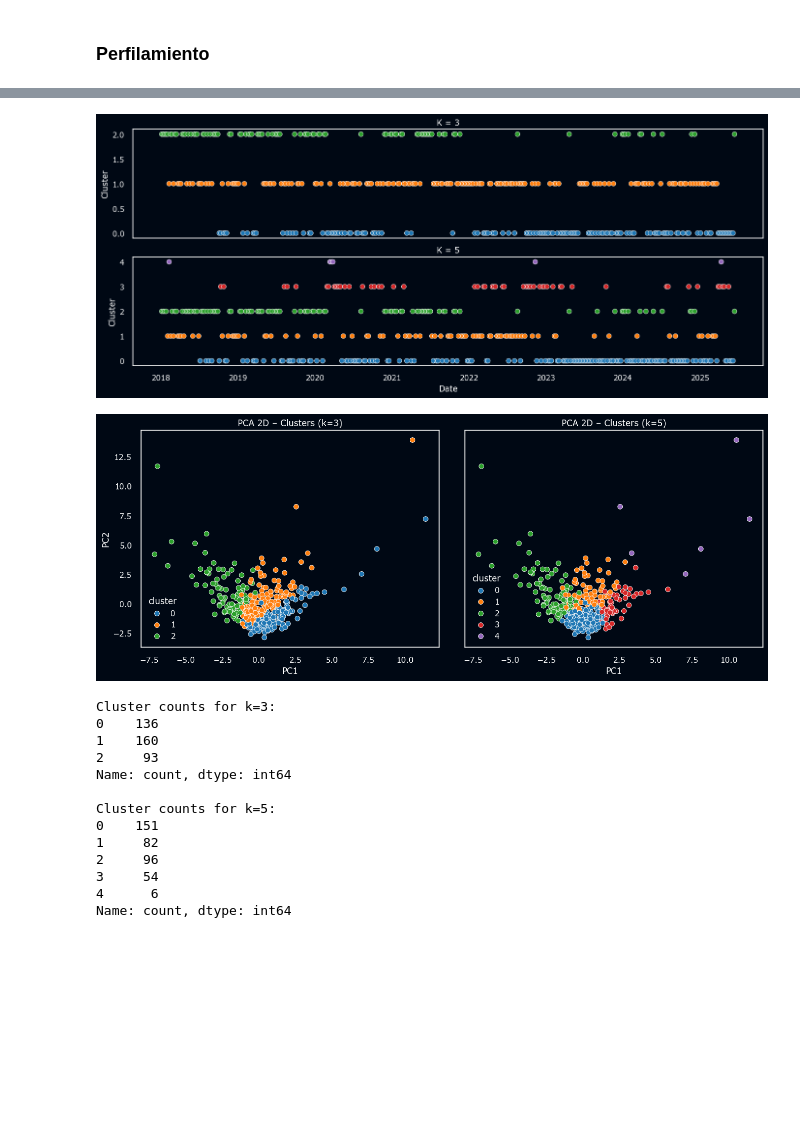
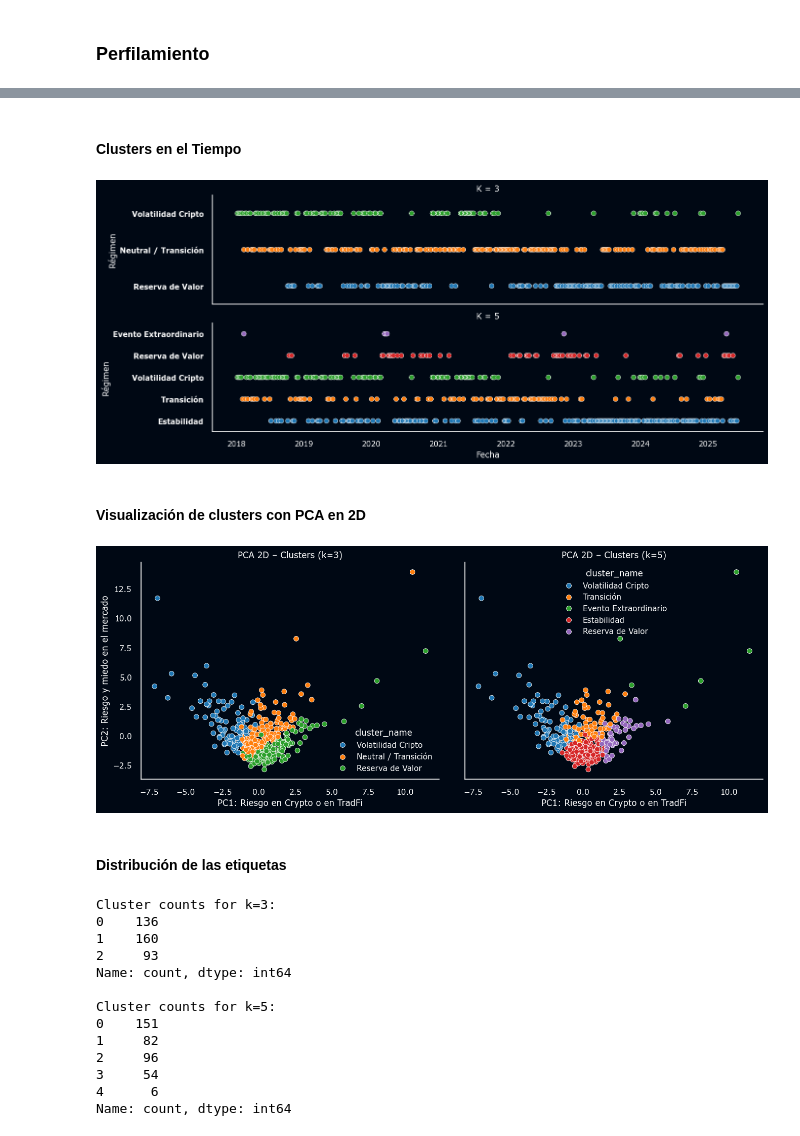
Before and after one commit to marco-vgn/crypto-shock-transmission, a Jupyter notebook: notebooks/01_es_volatility_clustering.ipynb, the cells around one changed output, grey strips where cells are left out. Cells and saved outputs as stored; diff of their text form; code cells hidden in the pictures; blank space fills up the shorter version.

```diff
--- a/notebooks/01_es_volatility_clustering.ipynb
+++ b/notebooks/01_es_volatility_clustering.ipynb
@@ -552,17 +600,17 @@ Centroides k=5 ordenados por sigma_BTC y sigma_SPY:
 # %%
 # Definir nombres para los clusters
 map_k3 = {
-    2: "Crypto-Only Panic",    # σ_BTC↑, σ_SPY↓
-    1: "Neutral / Transition",
-    0: "Flight-to-Safety",     # Risk-off, BTC se calma
+    2: "Volatilidad Cripto",    # sigma_BTC alto, sigma_SPY bajo
+    1: "Neutral / Transición",
+    0: "Reserva de Valor",     # BTC se calma
 }
 
 map_k5 = {
-    4: "Systemic Shock XL",    # COVID, SVB…
-    2: "Crypto-Only Panic",
-    1: "Mild Storm",
-    3: "Classic Risk-Off",
-    0: "Quiet / Drift",
+    4: "Evento Extraordinario",
+    2: "Volatilidad Cripto",
+    1: "Transición",
+    3: "Reserva de Valor",
+    0: "Estabilidad",
 }
 
 # Etiquetar y mostrar centroides con nombres
@@ -698,26 +695,41 @@ print(df_events)
+# %% [markdown]
+#### Clusters en el Tiempo
 # %%
 fig, axes = plt.subplots(2, 1, figsize=(14, 6), sharex=True)
 
-for ax, k in zip(axes, [3, 5]):
+for ax, k, mapper in zip(axes, [3, 5], [map_k3, map_k5]):
     sns.scatterplot(
         x=weekly.index,
-        y=results[k]['labels'],
-        hue=results[k]['labels'],
-        palette='tab10',
+        y=results[k]["labels"],
+        hue=results[k]["labels"],
+        palette="tab10",
         legend=False,
         s=50,
-        ax=ax
+        ax=ax,
     )
     ax.set_title(f"K = {k}")
-    ax.set_ylabel("Cluster")
 
-axes[-1].set_xlabel("Date")
+    # Definir ticks y etiquetas
+    ticks = sorted(mapper.keys())
+    ax.set_yticks(ticks)
+    ax.set_yticklabels([mapper[t] for t in ticks], fontweight="bold")
+
+    # Opcional: espacio vertical entre clusters para legibilidad
+    ax.set_ylim(min(ticks) - 0.5, max(ticks) + 0.5)
+
+axes[-1].set_xlabel("Fecha")
+axes[0].set_ylabel("Régimen")
+axes[1].set_ylabel("Régimen")
+
 plt.tight_layout()
+sns.despine()
 plt.show()
 # %% [output]
-[figure, old version]
+[figure, new version]
+# %% [markdown]
+#### Visualización de clusters con PCA en 2D
 # %%
-# 1. Prepara los datos de PCA (asegura tener 'features' definido)
+# 1. Prepara los datos de PCA
 scaler = StandardScaler()
 X_scaled = scaler.fit_transform(features)
 
@@ -731,32 +743,35 @@ df_pca = pd.DataFrame(
     columns=['PC1', 'PC2']
 )
 
-# 2. Dibuja dos subplots, uno para k=3 y otro para k=5
+# 2. Dibuja dos subplots para k=3 y k=5
 fig, axes = plt.subplots(1, 2, figsize=(14, 6), sharex=True, sharey=True)
 
-for ax, k in zip(axes, [3, 5]):
-    # Añadir columna de cluster al df_pca
+for ax, k, cmap in zip(axes, [3, 5], [map_k3, map_k5]):
     df_plot = df_pca.copy()
-    df_plot['cluster'] = results[k]['labels']
+    # Mapea etiquetas numéricas a nombres
+    df_plot['cluster_name'] = pd.Series(results[k]['labels']).map(cmap).values
 
     sns.scatterplot(
         data=df_plot,
         x='PC1', y='PC2',
-        hue='cluster',
+        hue='cluster_name',
         palette='tab10',
         ax=ax,
         s=50,
         legend='full'
     )
     ax.set_title(f'PCA 2D – Clusters (k={k})')
-    ax.set_xlabel('PC1')
-    ax.set_ylabel('PC2')
+    ax.set_xlabel('PC1: Riesgo en Crypto o en TradFi')        # Nuevo nombre de PC1
+    ax.set_ylabel('PC2: Riesgo y miedo en el mercado')        # Nuevo nombre de PC2
 
 # Ajustes finales
 plt.tight_layout(pad=3)
+sns.despine()
 plt.show()
 # %% [output]
-[figure, old version]
+[figure, new version]
+# %% [markdown]
+#### Distribución de las etiquetas
 # %%
 for k in [3, 5]:
     counts = pd.Series(results[k]['labels']).value_counts().sort_index()
```
Also changed, not shown: parts of 27 cells of this notebook.
